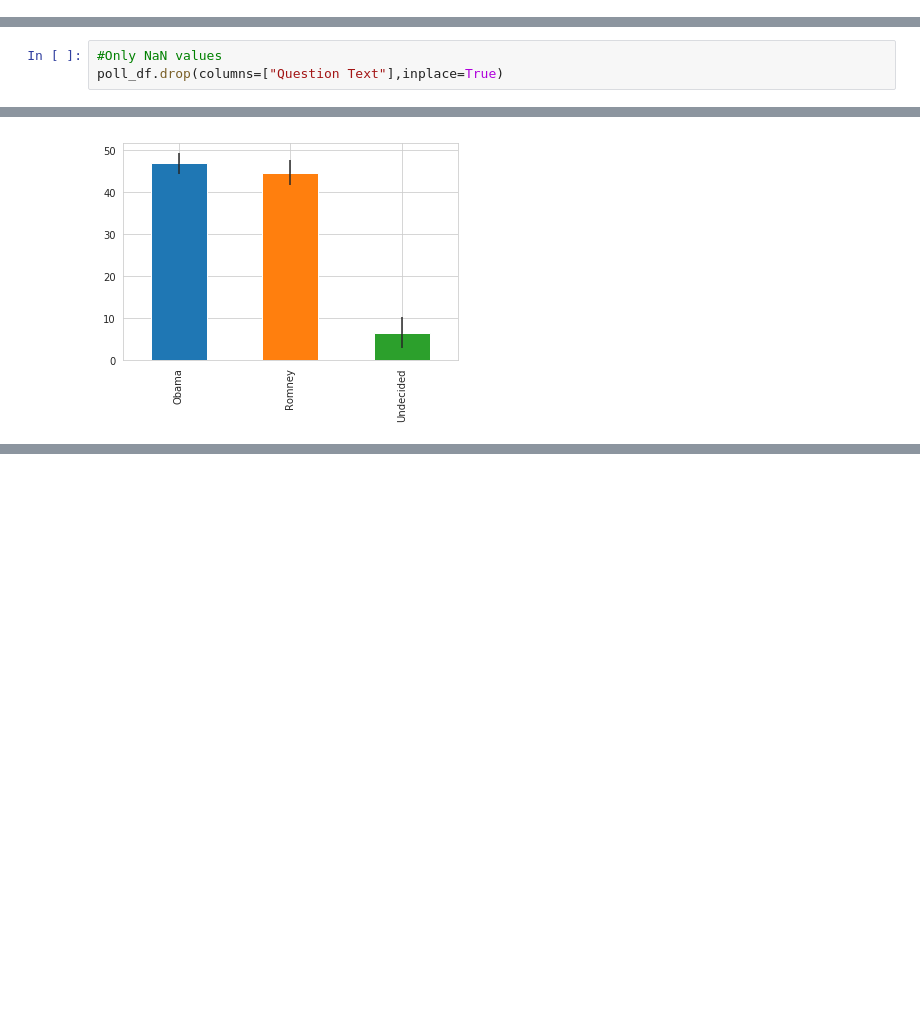
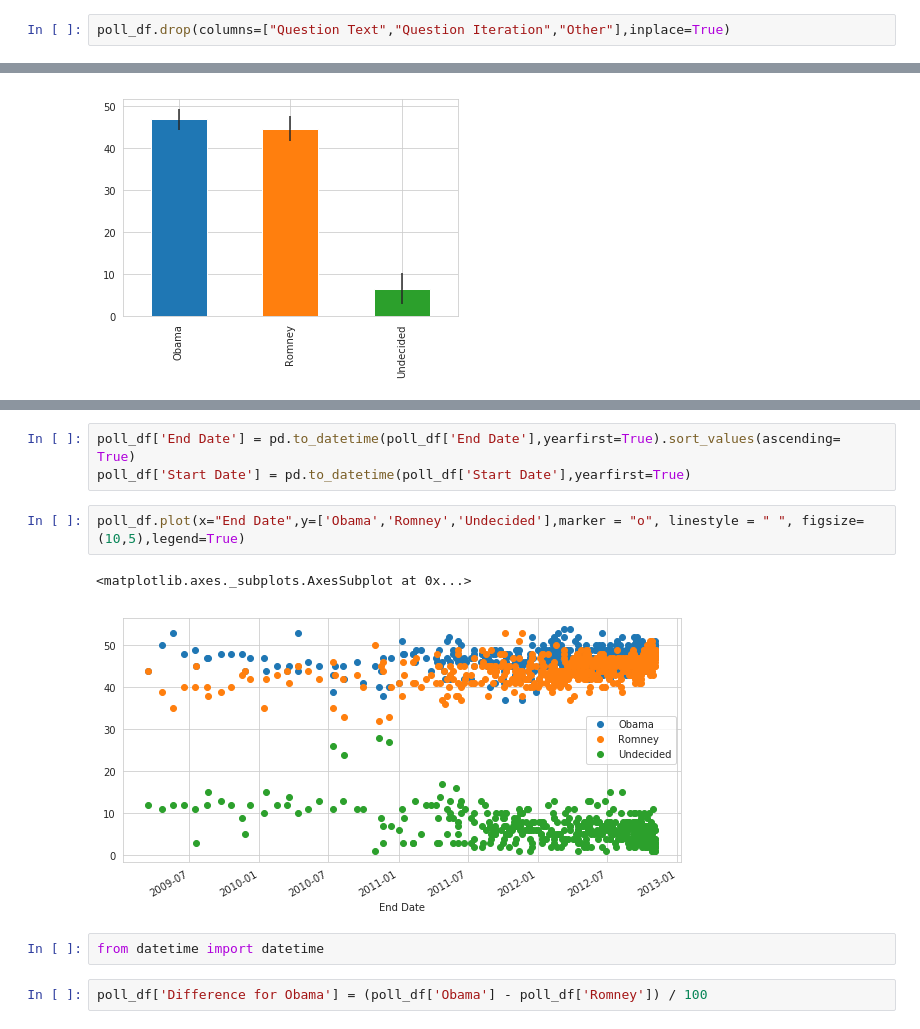
Before and after one commit to easypanda/Udemy, a Jupyter notebook: Python for Data Analysis and visualization/Election analysis - Polls and donors.ipynb, the cells around one changed output, grey strips where cells are left out. Cells and saved outputs as stored; diff of their text form; blank space fills up the shorter version.

```diff
--- a/Python for Data Analysis and visualization/Election analysis - Polls and donors.ipynb
+++ b/Python for Data Analysis and visualization/Election analysis - Polls and donors.ipynb
@@ -76,3 +78,5 @@ poll_df.head()
+# %%
+poll_df.drop(columns=["Question Text","Question Iteration","Other"],inplace=True)
 # %%
 #Swithching the Other to None
 poll_df['Affiliation'].loc[poll_df['Affiliation'] == 'Other'] = 'None'
@@ -89,9 +93,6 @@ sns.countplot('Affiliation',data = poll_df,order = ['None','Dem','Rep'])
 # %% [output]
 <matplotlib.axes._subplots.AxesSubplot at 0x...>
 [figure]
-# %%
-#Only NaN values
-poll_df.drop(columns=["Question Text"],inplace=True)
 # %%
 #First, the mean
 avg = poll_df[['Obama','Romney','Undecided','Number of Observations']].mean()
@@ -108,0 +131,12 @@ avg.plot(yerr = std,kind = "bar", legend = False)
+# %%
+poll_df['End Date'] = pd.to_datetime(poll_df['End Date'],yearfirst=True).sort_values(ascending= True)
+poll_df['Start Date'] = pd.to_datetime(poll_df['Start Date'],yearfirst=True)
+# %%
+poll_df.plot(x="End Date",y=['Obama','Romney','Undecided'],marker = "o", linestyle = " ", figsize=(10,5),legend=True)
+# %% [output]
+<matplotlib.axes._subplots.AxesSubplot at 0x...>
+[figure, added]
+# %%
+from datetime import datetime
+# %%
+poll_df['Difference for Obama'] = (poll_df['Obama'] - poll_df['Romney']) / 100
```
Also changed, not shown: parts of 15 cells of this notebook.
